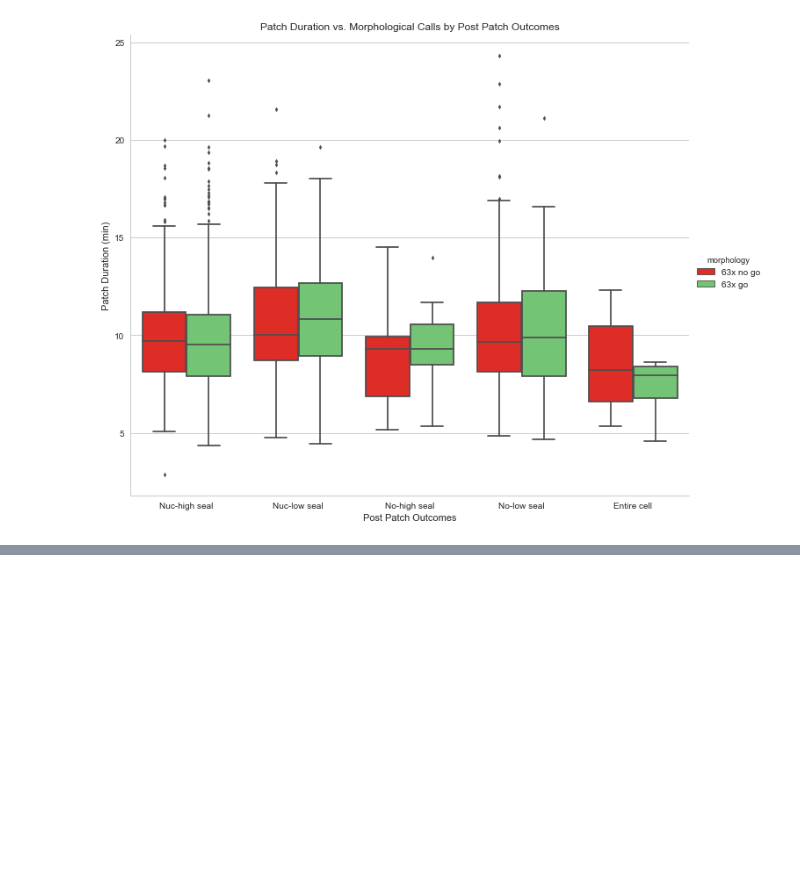
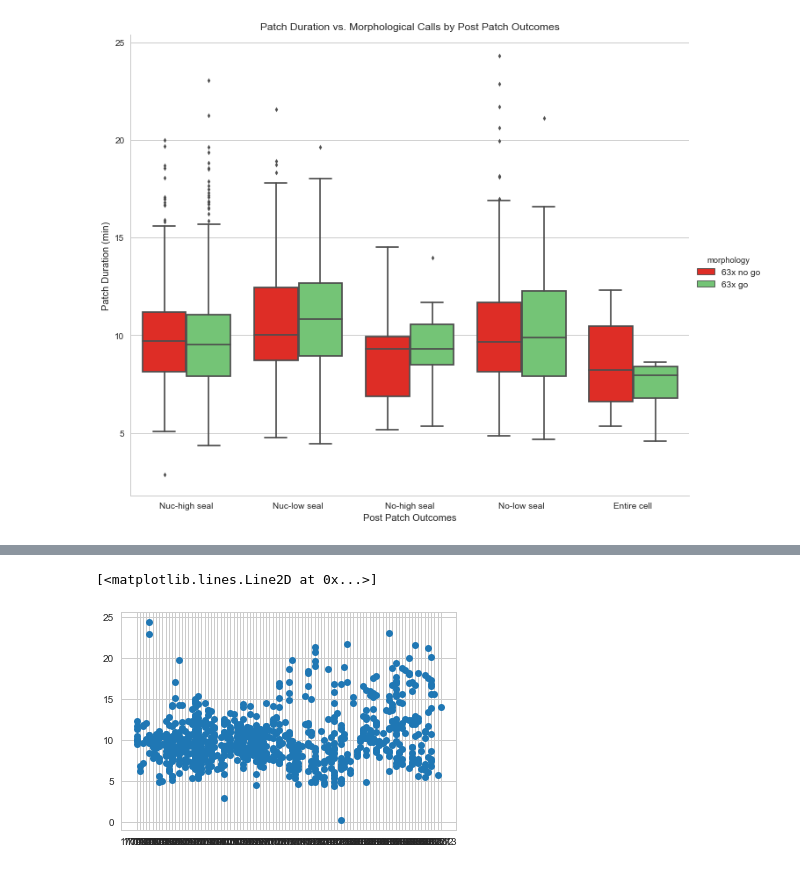
Before and after one commit to ramr24/Personal, a Jupyter notebook: Analysis-Patch Duration vs Morphology by Post Patch Outcomes.ipynb, the cells around one changed output, grey strips where cells are left out. Drawn from its saved outputs; the diff is of its cells as text; code cells hidden in the pictures; blank space fills up the shorter version.

```diff
--- a/Analysis-Patch Duration vs Morphology by Post Patch Outcomes.ipynb
+++ b/Analysis-Patch Duration vs Morphology by Post Patch Outcomes.ipynb
@@ -464,0 +400,2 @@ Text(0.5,1,u'Patch Duration vs. Morphological Calls by Post Patch Outcomes')
+# %%
+final_df = final_df.reset_index()
@@ -464,0 +411,5 @@ Text(0.5,1,u'Patch Duration vs. Morphological Calls by Post Patch Outcomes')
+# %%
+plt.plot_date(final_df['Date'], final_df['patch_duration'])
+# %% [output]
+[<matplotlib.lines.Line2D at 0x...>]
+[figure, added]
```
Also changed, not shown: parts of 20 cells of this notebook, 5 other files.
